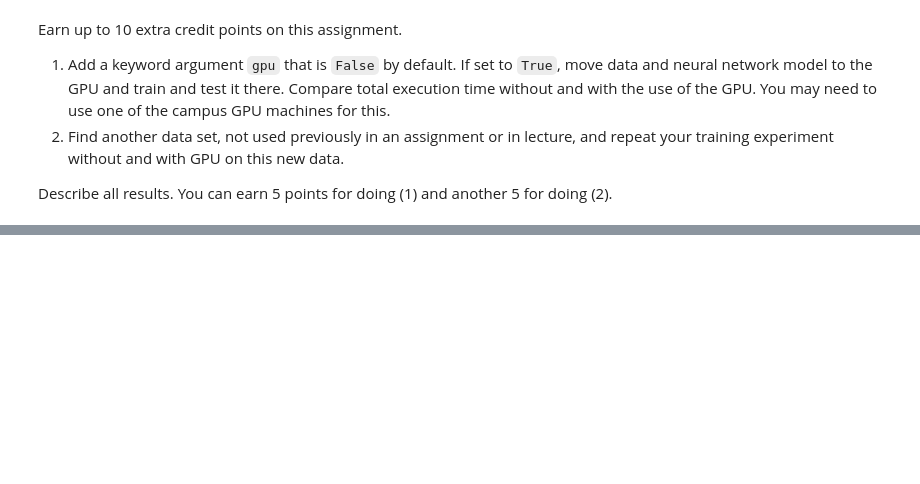
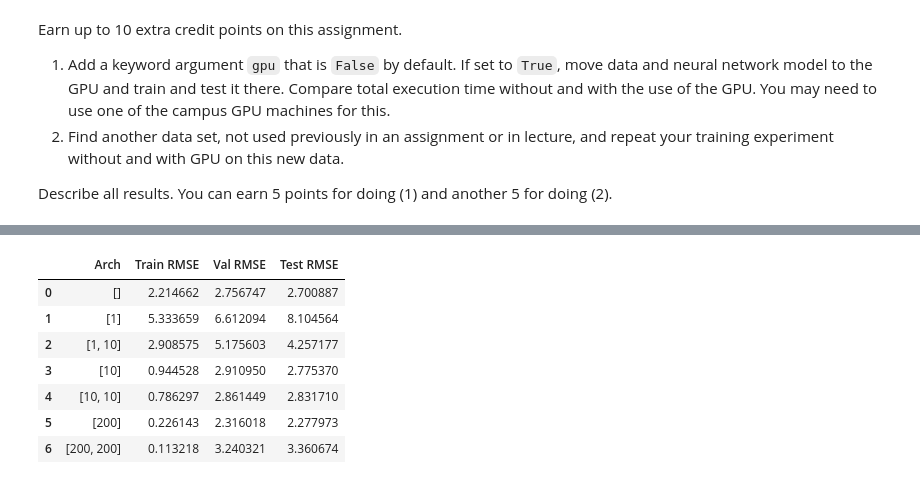
Before and after one commit to etonegithub/CS_445, a Jupyter notebook: homework/HW3/Tone-A3.ipynb, the cells around one changed output, grey strips where cells are left out. Cells and saved outputs as stored; diff of their text form; code cells hidden in the pictures; blank space fills up the shorter version.

```diff
--- a/homework/HW3/Tone-A3.ipynb
+++ b/homework/HW3/Tone-A3.ipynb
@@ -398,0 +485,15 @@ Describe all results.  You can earn 5 points for doing (1) and another 5 for doi
+# %%
+torch.manual_seed(42)
+np.random.seed(42)
+
+import time
+start = time.time()
+
+results2 = run_k_fold_cross_validation(X, T, 5,
+                                      [[], [1], [1, 10], [10], [10, 10], [200], [200, 200]],
+                                      200, 0.01, 'tanh', gpu=True)
+
+elapsed = (time.time() - start)
+print(f'Took {elapsed:.2f} seconds')
+results2
+# %% [output]
@@ -398,0 +501,8 @@ Describe all results.  You can earn 5 points for doing (1) and another 5 for doi
+|  | Arch | Train RMSE | Val RMSE | Test RMSE |
+| 0 | [] | 2.214662 | 2.756747 | 2.700887 |
+| 1 | [1] | 5.333659 | 6.612094 | 8.104564 |
+| 2 | [1, 10] | 2.908575 | 5.175603 | 4.257177 |
+| 3 | [10] | 0.944528 | 2.910950 | 2.775370 |
+| 4 | [10, 10] | 0.786297 | 2.861449 | 2.831710 |
+| 5 | [200] | 0.226143 | 2.316018 | 2.277973 |
+| 6 | [200, 200] | 0.113218 | 3.240321 | 3.360674 |
```
Also changed, not shown: parts of 15 cells of this notebook.
